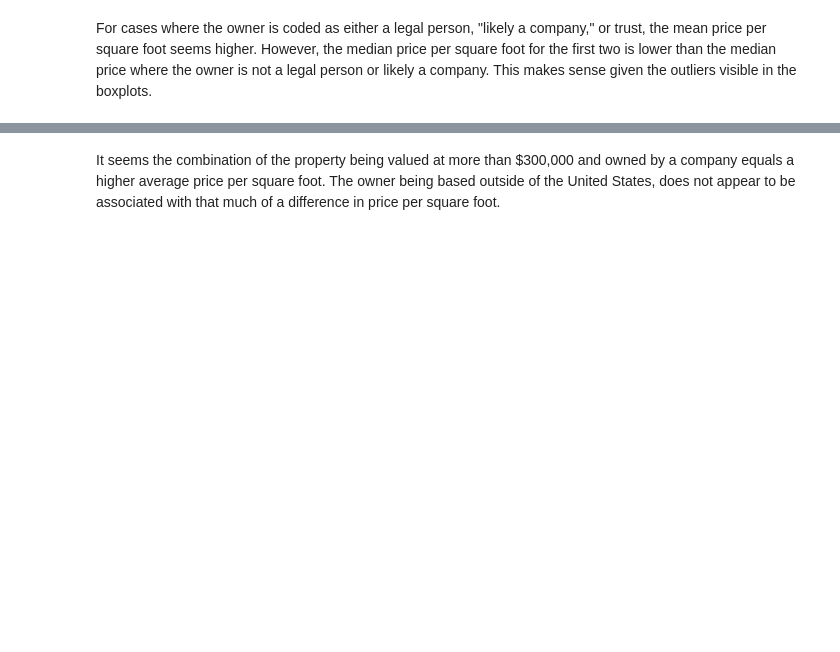
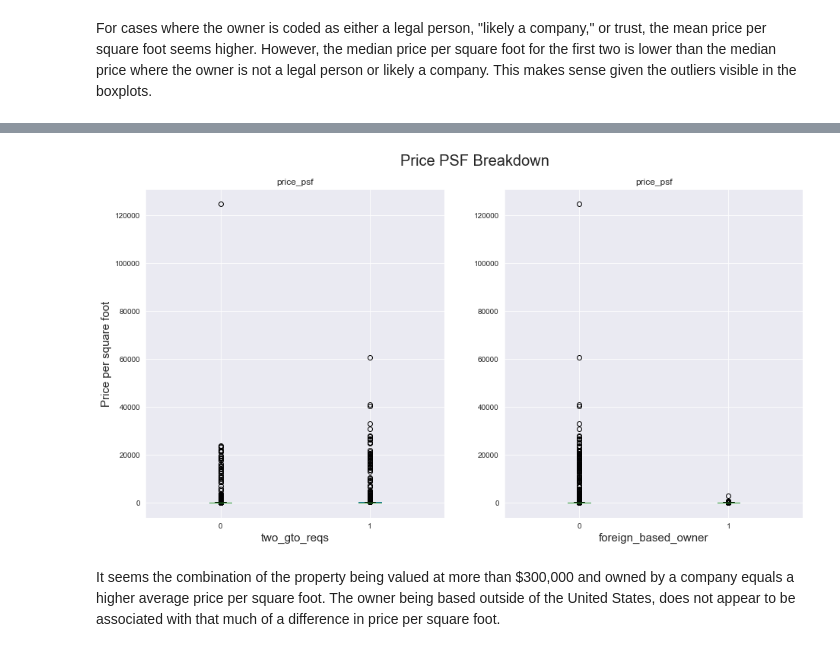
Before and after one commit to mpky/property_project, a Jupyter notebook: notebooks/Bexar_EDA.ipynb, the cells around one changed output, grey strips where cells are left out. Saved outputs shown, nothing was run; the diff lists cells and outputs as text; code cells hidden in the pictures; blank space fills up the shorter version.

```diff
--- a/notebooks/Bexar_EDA.ipynb
+++ b/notebooks/Bexar_EDA.ipynb
@@ -322,3 +344,16 @@ plt.show()
+# %%
+groups = ['two_gto_reqs','foreign_based_owner']
+fig, axes = plt.subplots(nrows=1,ncols=2,figsize=[15,8])
+
+for ax, var in zip(axes.flat,groups):
+    prop_df[['price_psf',var]].boxplot(by=[var], ax=ax)
+    ax.set_xlabel(var,fontsize=15)
+
+axes[0].set_ylabel('Price per square foot',fontsize=15)
+fig.suptitle("Price PSF Breakdown",fontsize=20)
+plt.show()
+# %% [output]
+[figure, added]
 # %% [markdown]
 It seems the combination of the property being valued at more than $300,000 and owned by a company equals a higher average price per square foot. The owner being based outside of the United States, does not appear to be associated with that much of a difference in price per square foot.
 # %%
```
Also changed, not shown: parts of 17 cells of this notebook.
